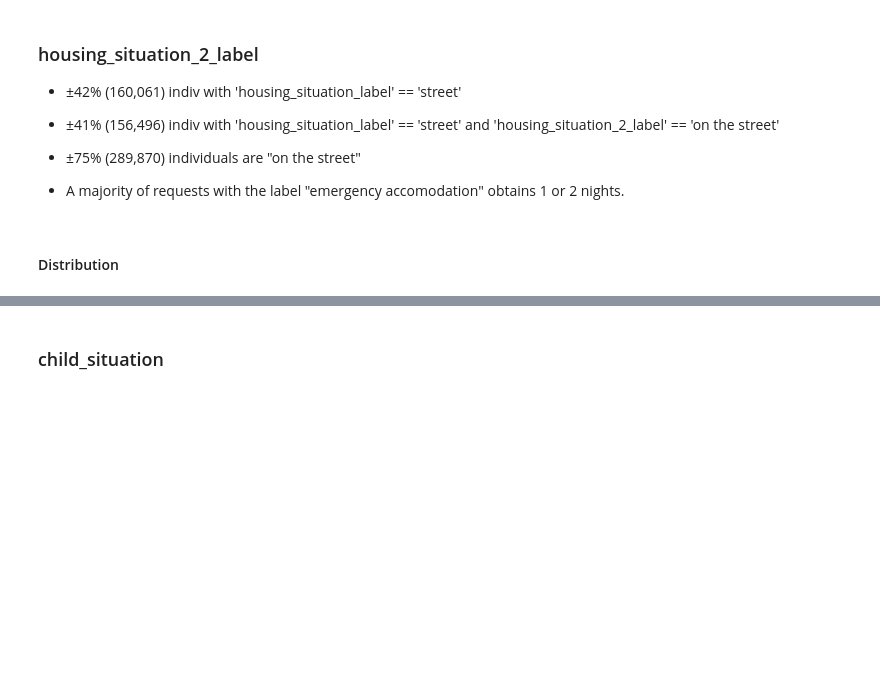
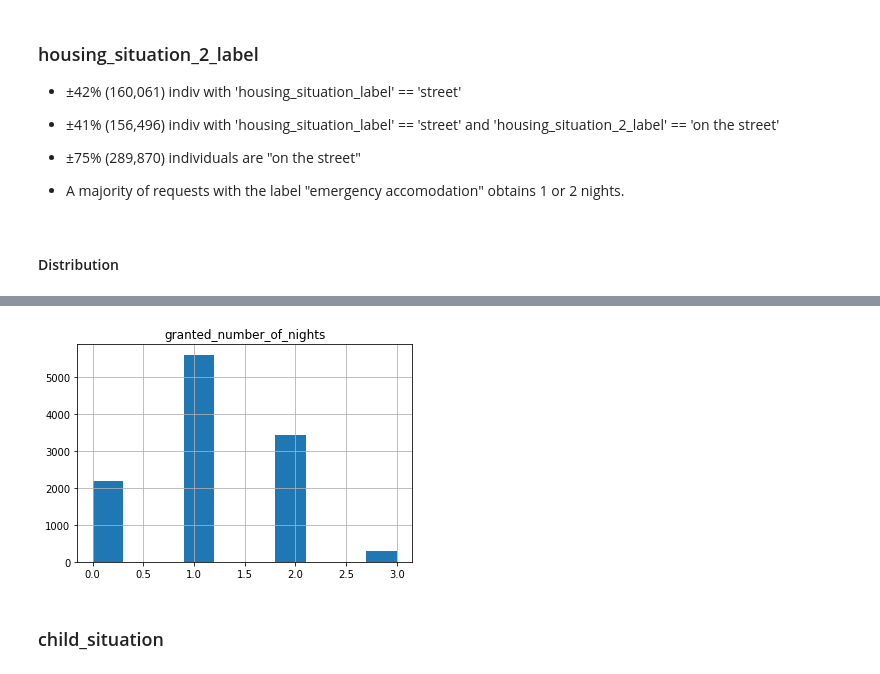
Before and after one commit to AlexisBogroff/Contests, a Jupyter notebook: Predictions/Emergency_housing/data_exploration.ipynb, the cells around one changed output, grey strips where cells are left out. Saved outputs shown, nothing was run; the diff lists cells and outputs as text; code cells hidden in the pictures; blank space fills up the shorter version.

```diff
--- a/Predictions/Emergency_housing/data_exploration.ipynb
+++ b/Predictions/Emergency_housing/data_exploration.ipynb
@@ -183,22 +183,24 @@ obj_df_train and obj_df_test will be the main dataframes, used for training and
 They are primilary built with the request data sets, then features engineered from individuals' data sets are added
 # %%
 # Instanciate analysis object with request data
-obj_df_train = cobra.Analysis(requests_train)
-obj_df_test = cobra.Analysis(requests_test)
-obj_df_full_train = cobra.Analysis(df_full_train)
+obj_train = cobra.Analysis(requests_train)
+obj_test = cobra.Analysis(requests_test)
+obj_full_train = cobra.Analysis(df_full_train)
 
 # Define properties
 
 # - target
 target = 'granted_number_of_nights'
-obj_df_train.target = target
-analyze_full.target = target
+obj_train.target = target
+obj_full_train.target = target
 
 # - shape
-obj_df_train.m = obj_df_train.df.shape[0]
-obj_df_test.m = obj_df_test.df.shape[0]
-obj_df_train.n = obj_df_train.df.shape[1]
-obj_df_test.n = obj_df_test.df.shape[1]
+obj_train.m = obj_train.df.shape[0]
+obj_test.m = obj_test.df.shape[0]
+obj_train.n = obj_train.df.shape[1]
+obj_test.n = obj_test.df.shape[1]
+obj_full_train.m = df_full_train.df.shape[0]
+obj_full_train.n = df_full_train.df.shape[1]
 # %% [markdown]
 # Analysis I
 # %% [markdown]
@@ -265,14 +285,15 @@ if ANALYZE_ON:
 # %%
 if ANALYZE_ON:
-    #### Impact on target
+    # Obs: A majority of requests with the label "emergency accomodation" obtains 1 or 2 nights.
+
     # Impact of feature on target
-    join_key = 'request_id'
-    target = 'granted_number_of_nights'
     feature = 'housing_situation_2_label'
-    mask = df_train[feature] == 'emergency accomodation'
+    mask = obj_full_train.df[feature] == 'emergency accomodation'
 
     # Hist: drop duplicate requests (due to indiv data merged)
-    df_train[mask][[join_key, target]].drop_duplicates().hist()
+    obj_full_train.df[mask][['request_id', target]].drop_duplicates().hist()
     plt.show()
+# %% [output]
+[figure, added]
 # %% [markdown]
 ### child_situation
```
Also changed, not shown: parts of 31 cells of this notebook.
